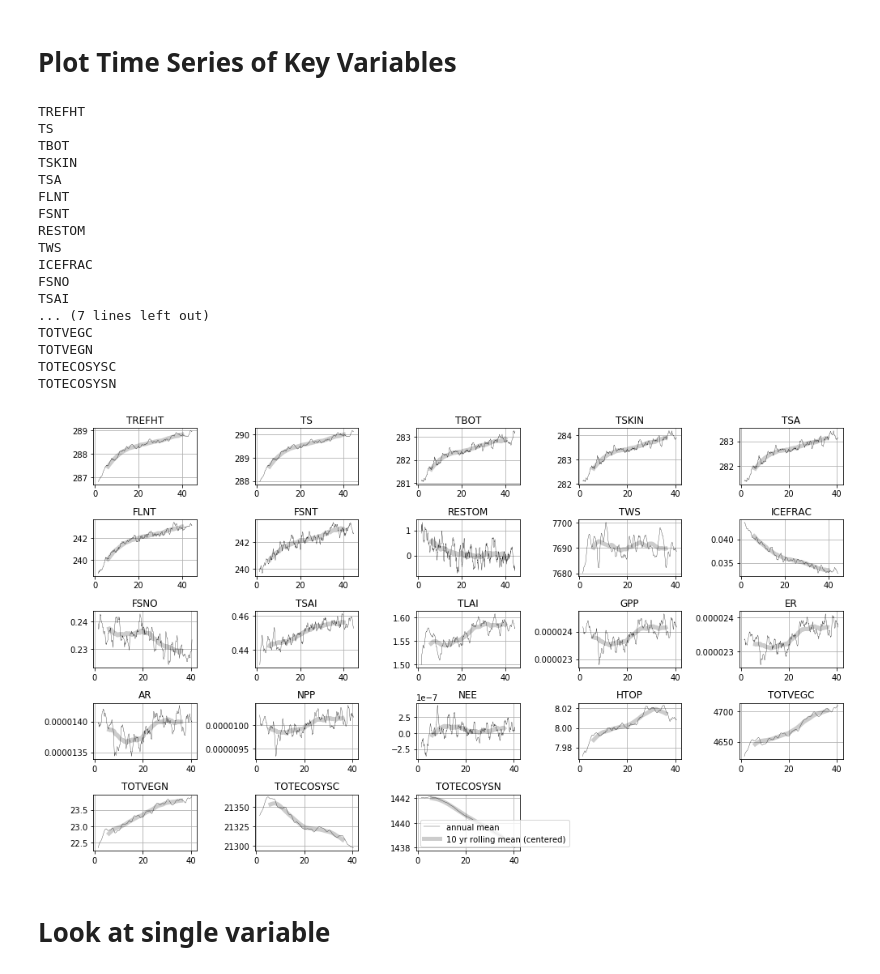
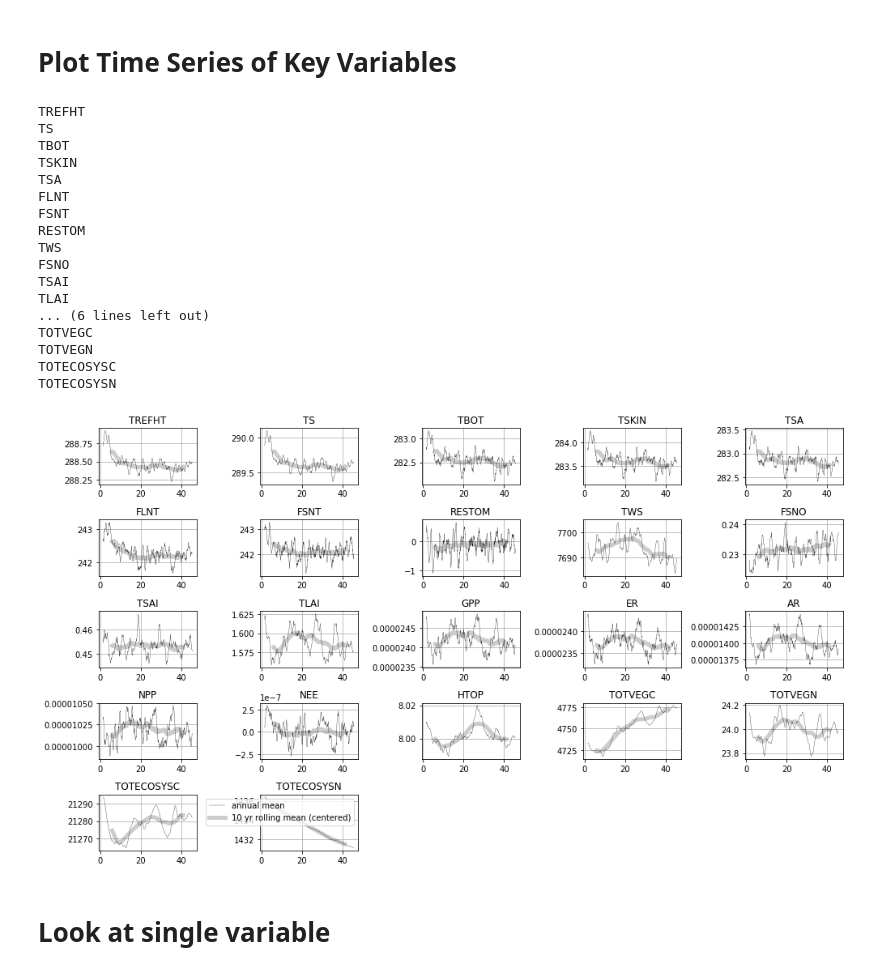
Before and after one commit to czarakas/coupled_PPE, a Jupyter notebook: code/check_simulations/Spin_up_global_multivariate_check.ipynb, the cells around one changed output. Drawn from its saved outputs; the diff is of its cells as text; code cells hidden in the pictures.

```diff
--- a/code/check_simulations/Spin_up_global_multivariate_check.ipynb
+++ b/code/check_simulations/Spin_up_global_multivariate_check.ipynb
@@ -6,7 +6,7 @@ from scipy import stats
 # %% [markdown]
 # Define Analysis Functions
 # %%
-def get_variable(domain='atm',var='TREFHT',h='h0',runname='COUP0000_1850spinup_SOM_v02'):
+def get_variable(domain='atm',var='TREFHT',h='h1',runname='COUP0000_PI_SOM'):
     if var=='RESTOM':
         fsnt = get_variable(domain='atm',var='FSNT',h=h,runname=runname)
         flnt = get_variable(domain='atm',var='FLNT',h=h,runname=runname)
@@ -25,8 +25,8 @@ def global_avg_atm(ds, var):
 
     return (ds[var]*atm_weights).mean(dim=['lat','lon'])
 # %%
-ds1=xr.open_dataset('/glade/scratch/czarakas/archive/COUP0000_1850spinup_SOM_v02/atm/hist/COUP0000_1850spinup_SOM_v02.cam.h0.0001-01.nc')
-ds2=xr.open_dataset('/glade/scratch/czarakas/archive/COUP0000_1850spinup_SOM_v02/lnd/hist/COUP0000_1850spinup_SOM_v02.clm2.h0.0001-02-01-00000.nc')
+ds1=xr.open_dataset('/glade/scratch/czarakas/archive/COUP0000_PI_SOM/atm/hist/COUP0000_PI_SOM.cam.h0.0093-01.nc')
+ds2=xr.open_dataset('/glade/scratch/czarakas/archive/COUP0000_PI_SOM/lnd/hist/COUP0000_PI_SOM.clm2.h1.0089-02-01-00000.nc')
 # %%
 def global_avg_lnd(ds, var):
     land_area=ds2.area*ds2.landfrac
@@ -56,13 +56,13 @@ def calculate_annual_trend(var='TREFHT', domain='atm',
 # something is off with TSA and with FSNO
 
 vars_to_plot = ['TREFHT','TS','TBOT','TSKIN','TSA',
-                'FLNT','FSNT','RESTOM','TWS','ICEFRAC', 'FSNO',
+                'FLNT','FSNT','RESTOM','TWS','FSNO',#'ICEFRAC',
                 'TSAI','TLAI','GPP','ER','AR',
                 'NPP','NEE','HTOP',
                 'TOTVEGC','TOTVEGN','TOTECOSYSC','TOTECOSYSN']
 
 domains=['atm','atm','lnd','lnd', 'lnd',
-         'atm','atm','atm','lnd', 'atm', 'lnd',
+         'atm','atm','atm','lnd', 'lnd',#'atm',
          'lnd','lnd','lnd','lnd','lnd',
          'lnd','lnd','lnd',
          'lnd','lnd','lnd','lnd']
@@ -72,43 +72,43 @@ dt=10
 for i, var in enumerate(vars_to_plot):
     print(var)
     domain = domains[i]
-    var_1xCO2 = get_variable(domain=domain,var=var,runname='COUP0000_1850spinup_SOM_v02').load()
+    var_1xCO2 = get_variable(domain=domain,var=var,runname='COUP0000_PI_SOM').load()
     if domain=='atm':
         var_1xCO2_global = global_avg_atm(var_1xCO2, var)
     elif domain=='lnd':
         var_1xCO2_global = global_avg_lnd(var_1xCO2, var)
 
     plt.subplot(5,5,i+1)
     plt.plot(np.arange(0, np.size(var_1xCO2_global.time))/12+1,
              var_1xCO2_global.rolling(time=12, center=True).mean(),
              '-k',linewidth=0.3,label='annual mean')
     plt.plot(np.arange(0, np.size(var_1xCO2_global.time))/12+1,
              var_1xCO2_global.rolling(time=12*dt, center=True).mean(),
              '-k',linewidth=5, alpha=0.2,label=str(dt)+' yr rolling mean (centered)')
     plt.title(var)
     plt.grid()
 
 plt.legend()
 plt.tight_layout()
 # %% [output]
 TREFHT
 TS
 TBOT
 TSKIN
 TSA
 FLNT
 FSNT
 RESTOM
 TWS
-ICEFRAC
 FSNO
 TSAI
-... (7 lines left out)
+TLAI
+... (6 lines left out)
 TOTVEGC
 TOTVEGN
 TOTECOSYSC
 TOTECOSYSN
-[figure, old version]
+[figure, new version]
 # %% [markdown]
 # Look at single variable
 # %%
```
Also changed, not shown: parts of 6 cells of this notebook, 13 other files.
